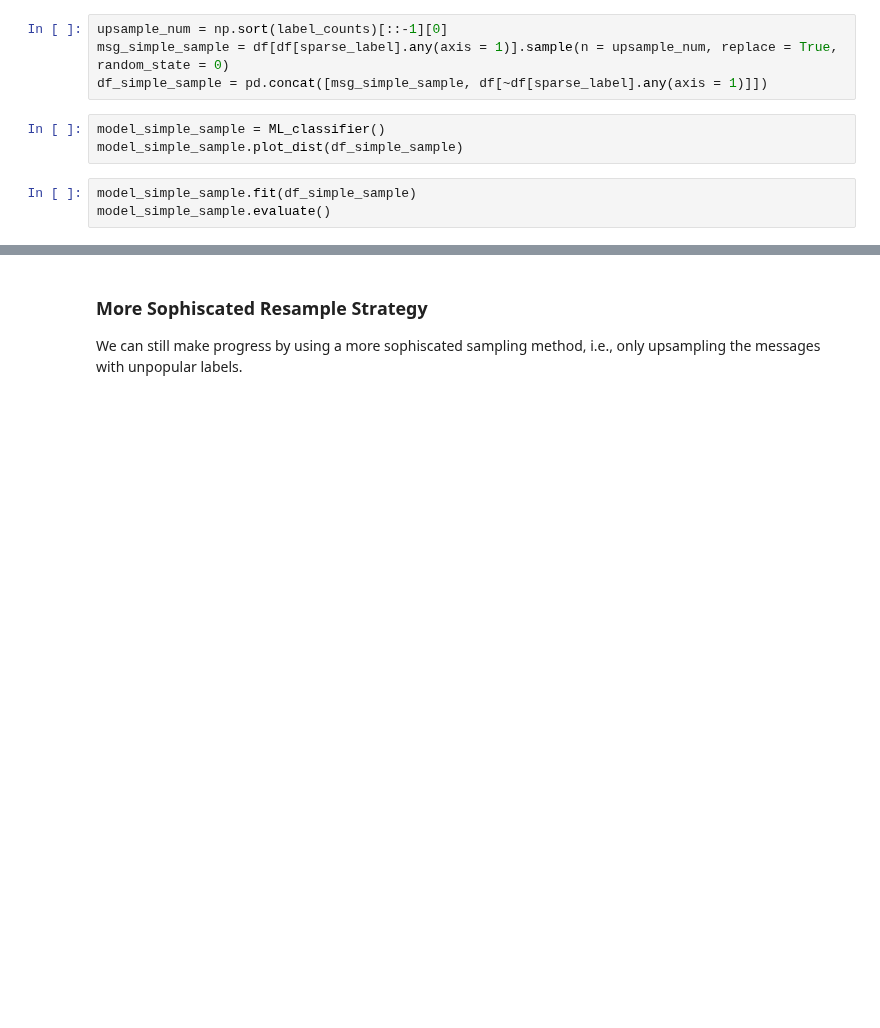
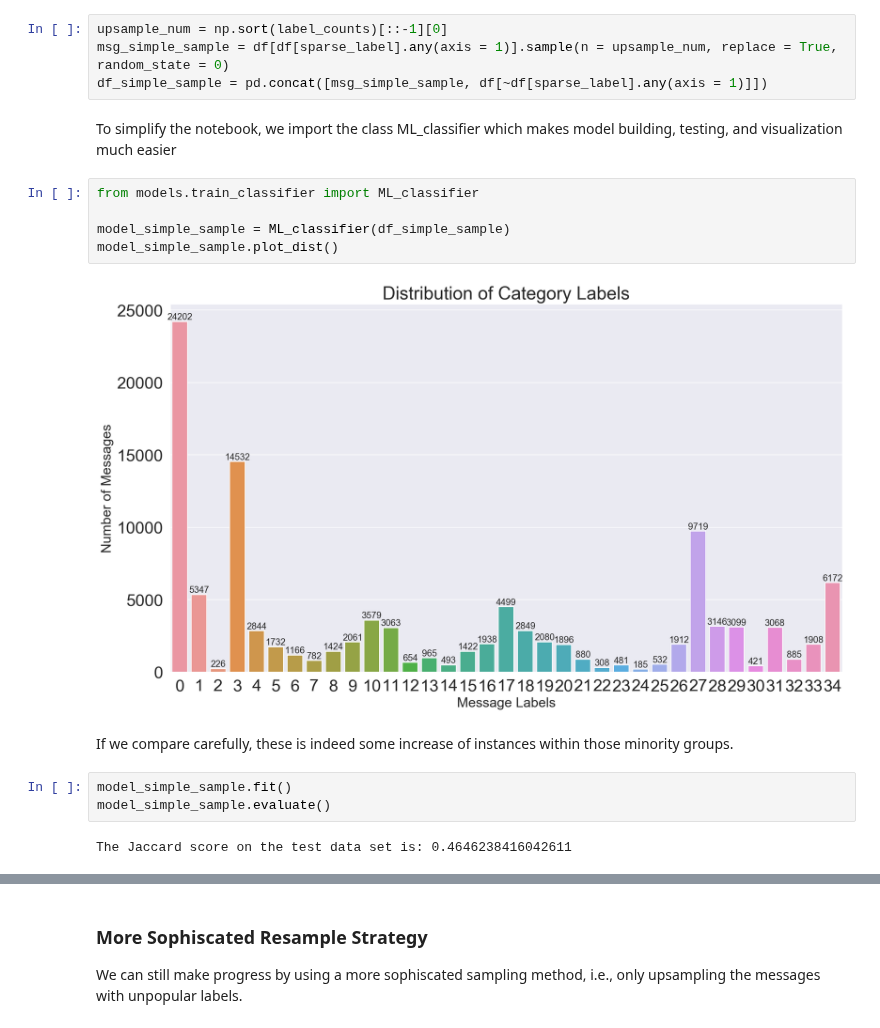
Before and after one commit to suebatista/Disaster-Response-Pipeline-Udacity, a Jupyter notebook: ML Pipeline Preparation.ipynb, the cells around one changed output, grey strips where cells are left out. Saved outputs shown, nothing was run; the diff lists cells and outputs as text; blank space fills up the shorter version.

```diff
--- a/ML Pipeline Preparation.ipynb
+++ b/ML Pipeline Preparation.ipynb
@@ -309,12 +240,22 @@ Note here we set the number of bootstrap sampling to be equal to the number of m
 upsample_num = np.sort(label_counts)[::-1][0]
 msg_simple_sample = df[df[sparse_label].any(axis = 1)].sample(n = upsample_num, replace = True, random_state = 0)
 df_simple_sample = pd.concat([msg_simple_sample, df[~df[sparse_label].any(axis = 1)]])
-# %%
-model_simple_sample = ML_classifier()
-model_simple_sample.plot_dist(df_simple_sample)
+# %% [markdown]
+To simplify the notebook, we import the class ML_classifier which makes model building, testing, and visualization much easier
+# %%
+from models.train_classifier import ML_classifier
+
+model_simple_sample = ML_classifier(df_simple_sample)
+model_simple_sample.plot_dist()
+# %% [output]
+[figure, added]
+# %% [markdown]
+If we compare carefully, these is indeed some increase of instances within those minority groups.
 # %%
-model_simple_sample.fit(df_simple_sample)
+model_simple_sample.fit()
 model_simple_sample.evaluate()
+# %% [output]
+The Jaccard score on the test data set is: 0.4646238416042611
 # %%
 report_simple_sample = model_simple_sample.report
 report_simple_sample[(report_simple_sample['precision'] == 0.0) | (report_simple_sample.index == 'macro avg')]
```
Also changed, not shown: parts of 24 cells of this notebook.
